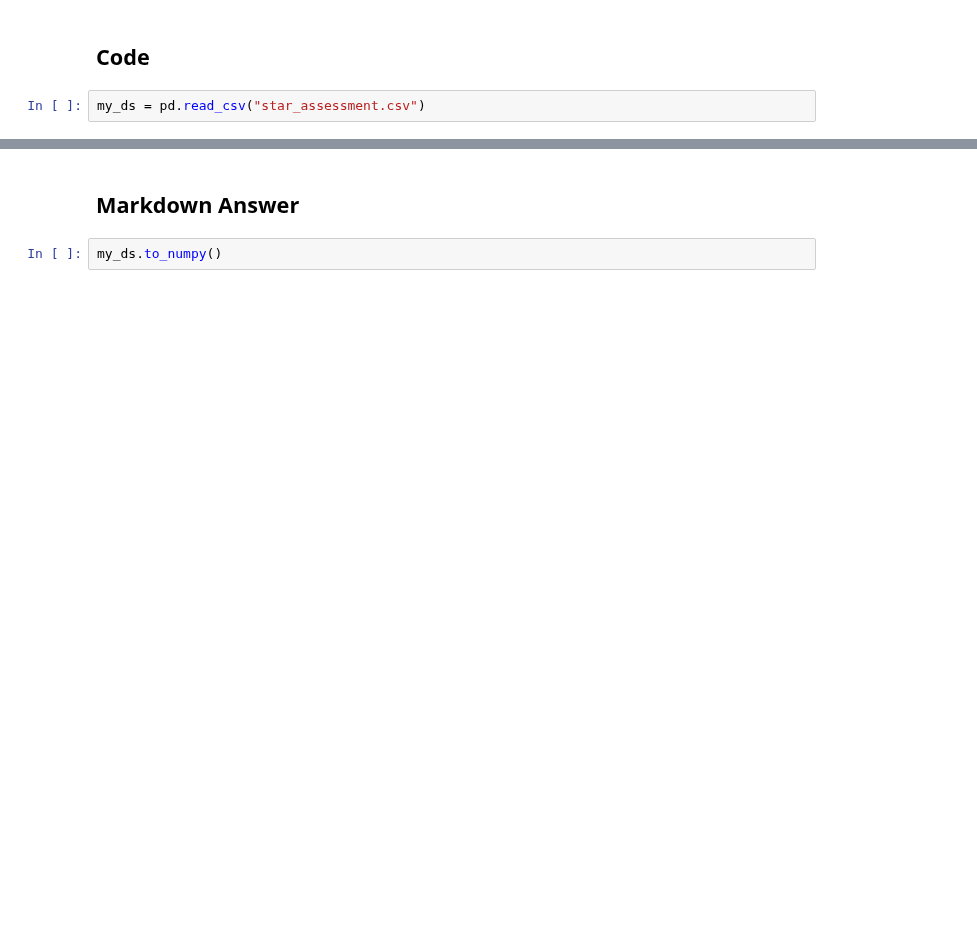
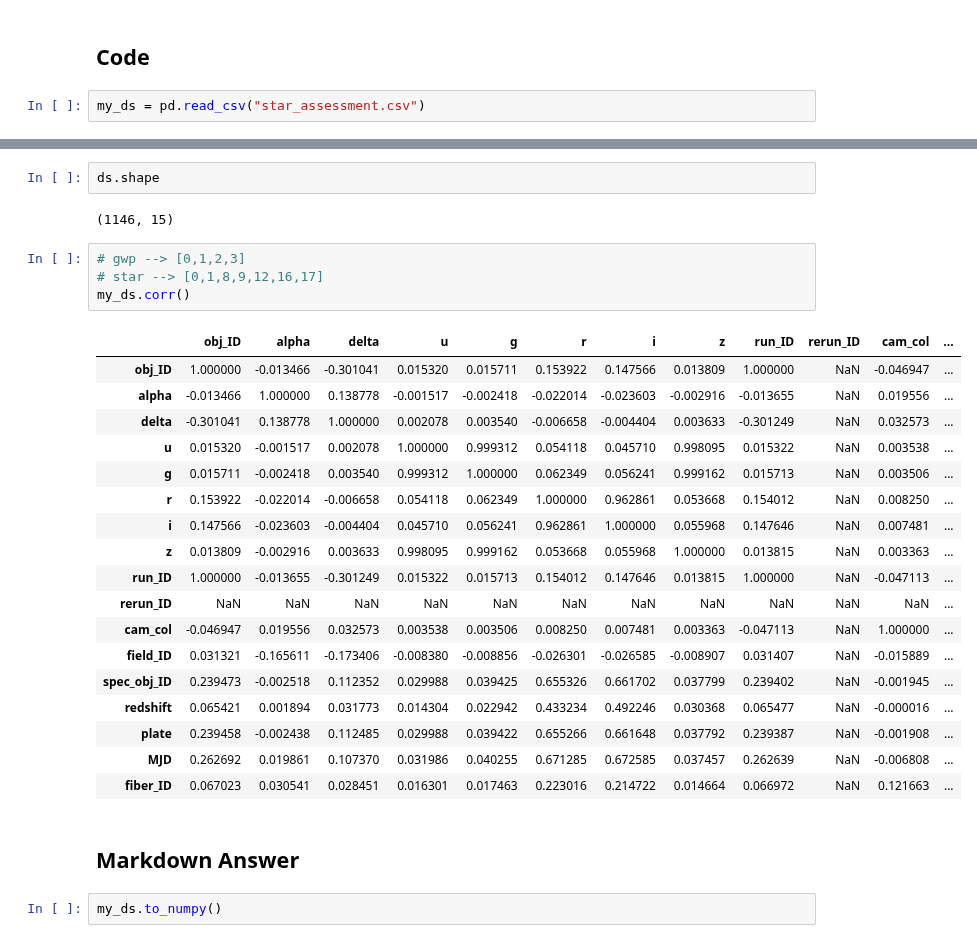
Before and after one commit to mhjp13/small-projects-ai, a Jupyter notebook: coc131/Coursework/task3-1.ipynb, the cells around one changed output, grey strips where cells are left out. Saved outputs shown, nothing was run; the diff lists cells and outputs as text; blank space fills up the shorter version.

```diff
--- a/coc131/Coursework/task3-1.ipynb
+++ b/coc131/Coursework/task3-1.ipynb
@@ -33,3 +194,30 @@ my_ds.describe()
+# %%
+ds.shape
+# %% [output]
+(1146, 15)
+# %%
+# gwp --> [0,1,2,3]
+# star --> [0,1,8,9,12,16,17]
+my_ds.corr()
+# %% [output]
+|  | obj_ID | alpha | delta | u | g | r | i | z | run_ID | rerun_ID | cam_col | ... |
+| obj_ID | 1.000000 | -0.013466 | -0.301041 | 0.015320 | 0.015711 | 0.153922 | 0.147566 | 0.013809 | 1.000000 | NaN | -0.046947 | ... |
+| alpha | -0.013466 | 1.000000 | 0.138778 | -0.001517 | -0.002418 | -0.022014 | -0.023603 | -0.002916 | -0.013655 | NaN | 0.019556 | ... |
+| delta | -0.301041 | 0.138778 | 1.000000 | 0.002078 | 0.003540 | -0.006658 | -0.004404 | 0.003633 | -0.301249 | NaN | 0.032573 | ... |
+| u | 0.015320 | -0.001517 | 0.002078 | 1.000000 | 0.999312 | 0.054118 | 0.045710 | 0.998095 | 0.015322 | NaN | 0.003538 | ... |
+| g | 0.015711 | -0.002418 | 0.003540 | 0.999312 | 1.000000 | 0.062349 | 0.056241 | 0.999162 | 0.015713 | NaN | 0.003506 | ... |
+| r | 0.153922 | -0.022014 | -0.006658 | 0.054118 | 0.062349 | 1.000000 | 0.962861 | 0.053668 | 0.154012 | NaN | 0.008250 | ... |
+| i | 0.147566 | -0.023603 | -0.004404 | 0.045710 | 0.056241 | 0.962861 | 1.000000 | 0.055968 | 0.147646 | NaN | 0.007481 | ... |
+| z | 0.013809 | -0.002916 | 0.003633 | 0.998095 | 0.999162 | 0.053668 | 0.055968 | 1.000000 | 0.013815 | NaN | 0.003363 | ... |
+| run_ID | 1.000000 | -0.013655 | -0.301249 | 0.015322 | 0.015713 | 0.154012 | 0.147646 | 0.013815 | 1.000000 | NaN | -0.047113 | ... |
+| rerun_ID | NaN | NaN | NaN | NaN | NaN | NaN | NaN | NaN | NaN | NaN | NaN | ... |
+| cam_col | -0.046947 | 0.019556 | 0.032573 | 0.003538 | 0.003506 | 0.008250 | 0.007481 | 0.003363 | -0.047113 | NaN | 1.000000 | ... |
+| field_ID | 0.031321 | -0.165611 | -0.173406 | -0.008380 | -0.008856 | -0.026301 | -0.026585 | -0.008907 | 0.031407 | NaN | -0.015889 | ... |
+| spec_obj_ID | 0.239473 | -0.002518 | 0.112352 | 0.029988 | 0.039425 | 0.655326 | 0.661702 | 0.037799 | 0.239402 | NaN | -0.001945 | ... |
+| redshift | 0.065421 | 0.001894 | 0.031773 | 0.014304 | 0.022942 | 0.433234 | 0.492246 | 0.030368 | 0.065477 | NaN | -0.000016 | ... |
+| plate | 0.239458 | -0.002438 | 0.112485 | 0.029988 | 0.039422 | 0.655266 | 0.661648 | 0.037792 | 0.239387 | NaN | -0.001908 | ... |
+| MJD | 0.262692 | 0.019861 | 0.107370 | 0.031986 | 0.040255 | 0.671285 | 0.672585 | 0.037457 | 0.262639 | NaN | -0.006808 | ... |
+| fiber_ID | 0.067023 | 0.030541 | 0.028451 | 0.016301 | 0.017463 | 0.223016 | 0.214722 | 0.014664 | 0.066972 | NaN | 0.121663 | ... |
 # %% [markdown]
 ## Markdown Answer
 # %%
```
Also changed, not shown: parts of 13 cells of this notebook.
